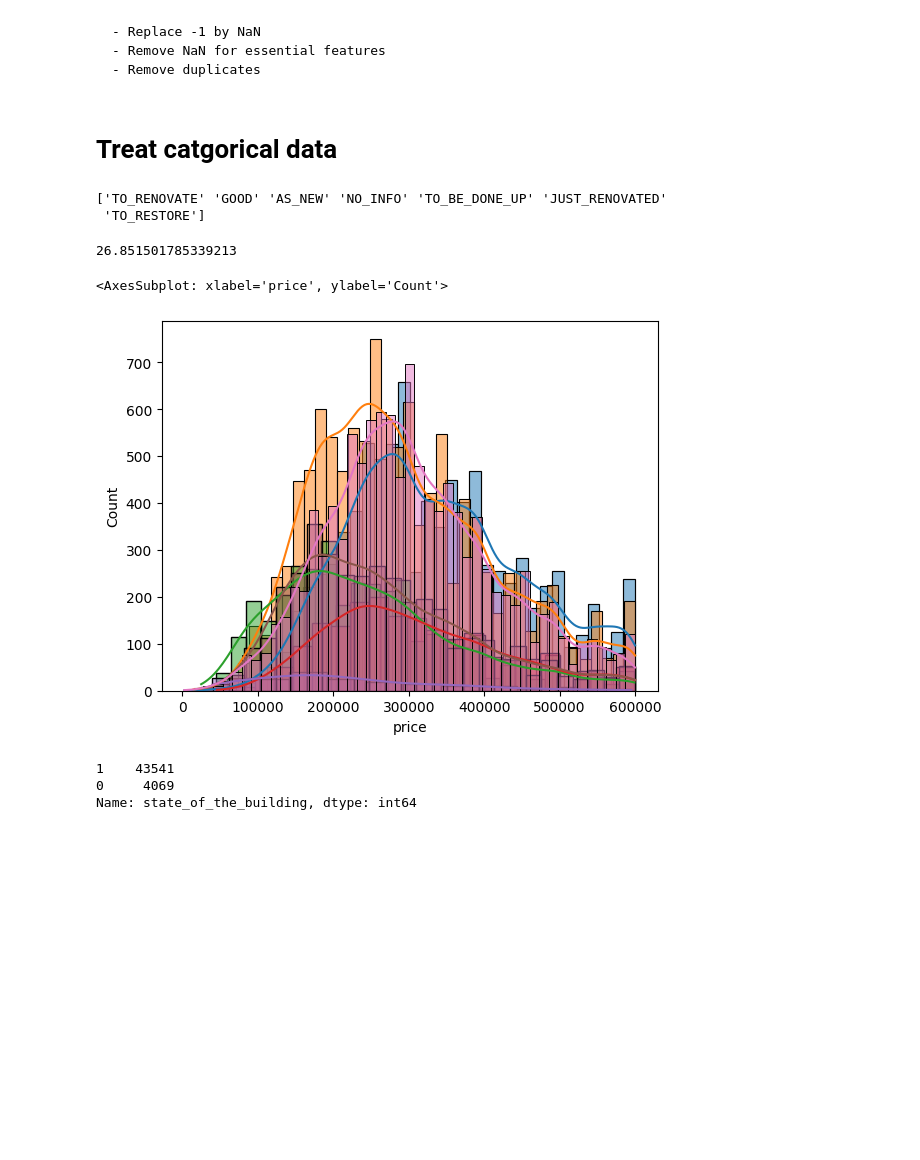
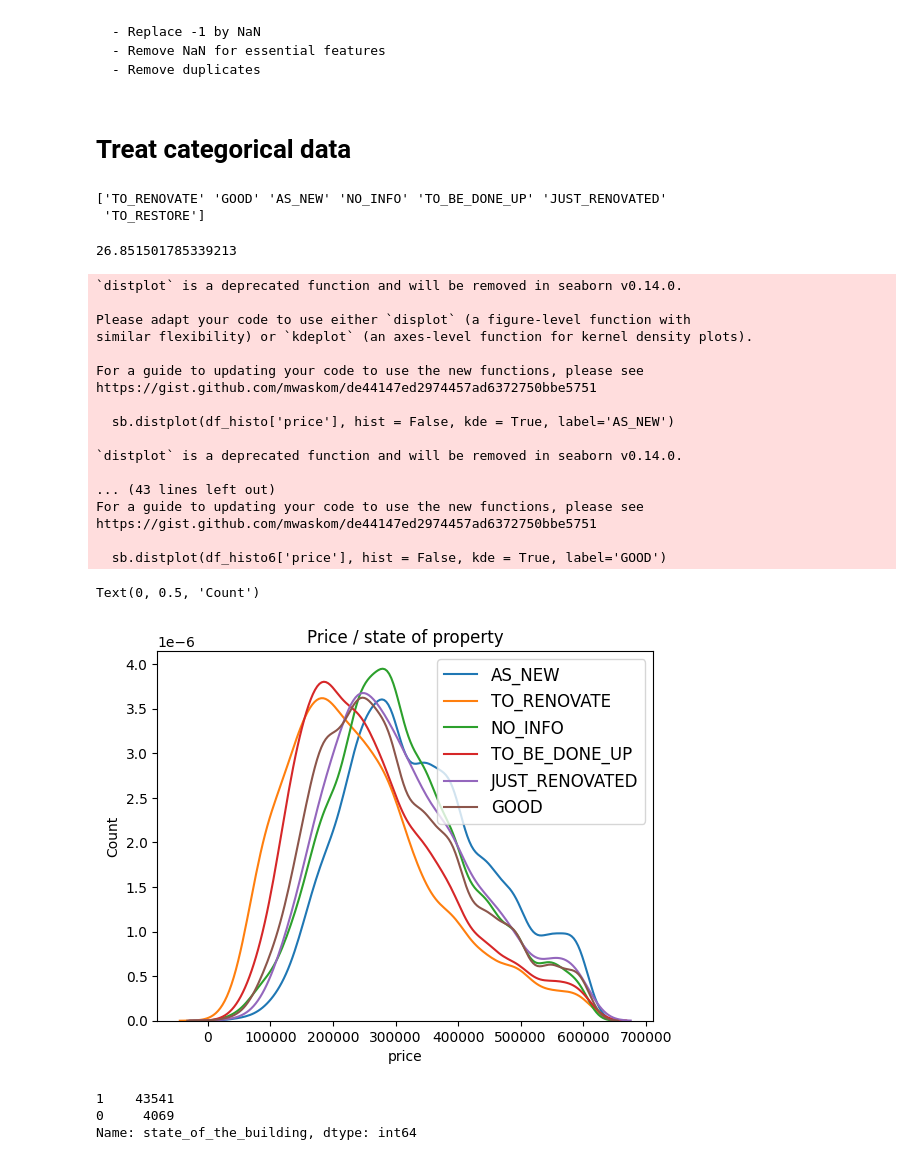
Before and after one commit to tanialemos/data-ML-old, a Jupyter notebook: cleaning_ML.ipynb, the cells around one changed output. Cells and saved outputs as stored; diff of their text form; code cells hidden in the pictures; blank space fills up the shorter version.

```diff
--- a/cleaning_ML.ipynb
+++ b/cleaning_ML.ipynb
@@ -29,7 +31,7 @@ df.drop(df.index[df['type_of_sale'] != 'residential_sale'], inplace=True)
 df.drop(df.index[df['subtype_of_property'] == 'APARTMENT_BLOCK'], inplace=True)
 del df["type_of_sale"]
 # %% [markdown]
-# Treat catgorical data
+# Treat categorical data
 # %%
 print(df["state_of_the_building"].unique())
 percent_missing = df["state_of_the_building"].eq('NO_INFO').sum() * 100 / len(df["state_of_the_building"])
@@ -38,26 +40,45 @@ percent_missing
 ['TO_RENOVATE' 'GOOD' 'AS_NEW' 'NO_INFO' 'TO_BE_DONE_UP' 'JUST_RENOVATED'
  'TO_RESTORE']
 26.851501785339213
-# %%
-
-df_histo = df[["price", "state_of_the_building"]][df["price"]<600000][df["price"]>0]
-df_histo1 = df_histo[df_histo.state_of_the_building == 'AS_NEW']
-sb.histplot(df_histo1['price'], kde = True, label='AS_NEW')
-df_histo2 = df_histo[df_histo.state_of_the_building == 'GOOD']
-sb.histplot(df_histo2['price'], kde = True, label='GOOD')
-df_histo3 = df_histo[df_histo.state_of_the_building == 'TO_RENOVATE']
-sb.histplot(df_histo3['price'], kde = True, label='TO_RENOVATE')
-df_histo4 = df_histo[df_histo.state_of_the_building == 'JUST_RENOVATED']
-sb.histplot(df_histo4['price'], kde = True, label='JUST_RENOVATED')
-df_histo5 = df_histo[df_histo.state_of_the_building == 'TO_RESTORE']
-sb.histplot(df_histo5['price'], kde = True, label='TO_RESTORE')
-df_histo6 = df_histo[df_histo.state_of_the_building == 'TO_BE_DONE_UP']
-sb.histplot(df_histo6['price'], kde = True, label='TO_BE_DONE_UP')
-df_histo7 = df_histo[df_histo.state_of_the_building == 'NO_INFO']
-sb.histplot(df_histo7['price'], kde = True, label='NO_INFO')
-# %% [output]
-<AxesSubplot: xlabel='price', ylabel='Count'>
-[figure, removed]
+# %%
+df_h = df[["price", "state_of_the_building"]][df["price"]<600000][df["price"]>20000]
+df_histo = df_h[df_h.state_of_the_building == 'AS_NEW']
+sb.distplot(df_histo['price'], hist = False, kde = True, label='AS_NEW')
+df_histo2 = df_h[df_h.state_of_the_building == 'TO_RENOVATE']
+sb.distplot(df_histo2['price'], hist = False, kde = True, label='TO_RENOVATE')
+df_histo3 = df_h[df_h.state_of_the_building == 'NO_INFO']
+sb.distplot(df_histo3['price'], hist = False, kde = True, label='NO_INFO')
+df_histo4 = df_h[df_h.state_of_the_building == 'TO_BE_DONE_UP']
+sb.distplot(df_histo4['price'], hist = False, kde = True, label='TO_BE_DONE_UP')
+df_histo5 = df_h[df_h.state_of_the_building == 'JUST_RENOVATED']
+sb.distplot(df_histo5['price'], hist = False, kde = True, label='JUST_RENOVATED')
+df_histo6 = df_h[df_h.state_of_the_building == 'GOOD']
+sb.distplot(df_histo6['price'], hist = False, kde = True, label='GOOD')
+# Plot formatting
+plt.legend(prop={'size': 12})
+plt.title('Price / state of property')
+plt.xlabel('price')
+plt.ylabel('Count')
+# %% [output]
+`distplot` is a deprecated function and will be removed in seaborn v0.14.0.
+
+Please adapt your code to use either `displot` (a figure-level function with
+similar flexibility) or `kdeplot` (an axes-level function for kernel density plots).
+
+For a guide to updating your code to use the new functions, please see
+https://gist.github.com/mwaskom/de44147ed2974457ad6372750bbe5751
+
+  sb.distplot(df_histo['price'], hist = False, kde = True, label='AS_NEW')
+
+`distplot` is a deprecated function and will be removed in seaborn v0.14.0.
+
+... (43 lines left out)
+For a guide to updating your code to use the new functions, please see
+https://gist.github.com/mwaskom/de44147ed2974457ad6372750bbe5751
+
+  sb.distplot(df_histo6['price'], hist = False, kde = True, label='GOOD')
+Text(0, 0.5, 'Count')
+[figure, added]
 # %%
 #Translate categories into numerical values
 #TYPE OF PROPERTY
```
Also changed, not shown: parts of 9 cells of this notebook, 4 other files.
